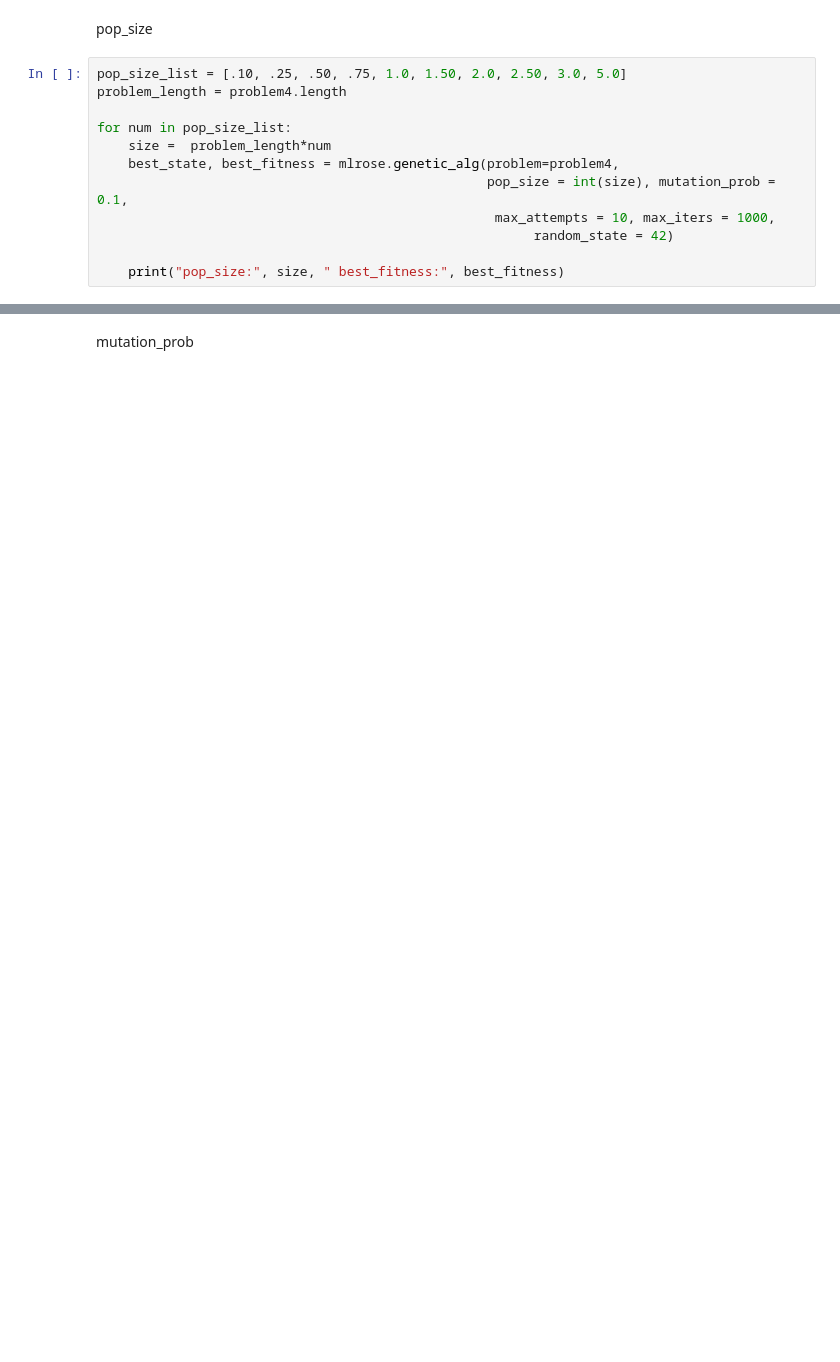
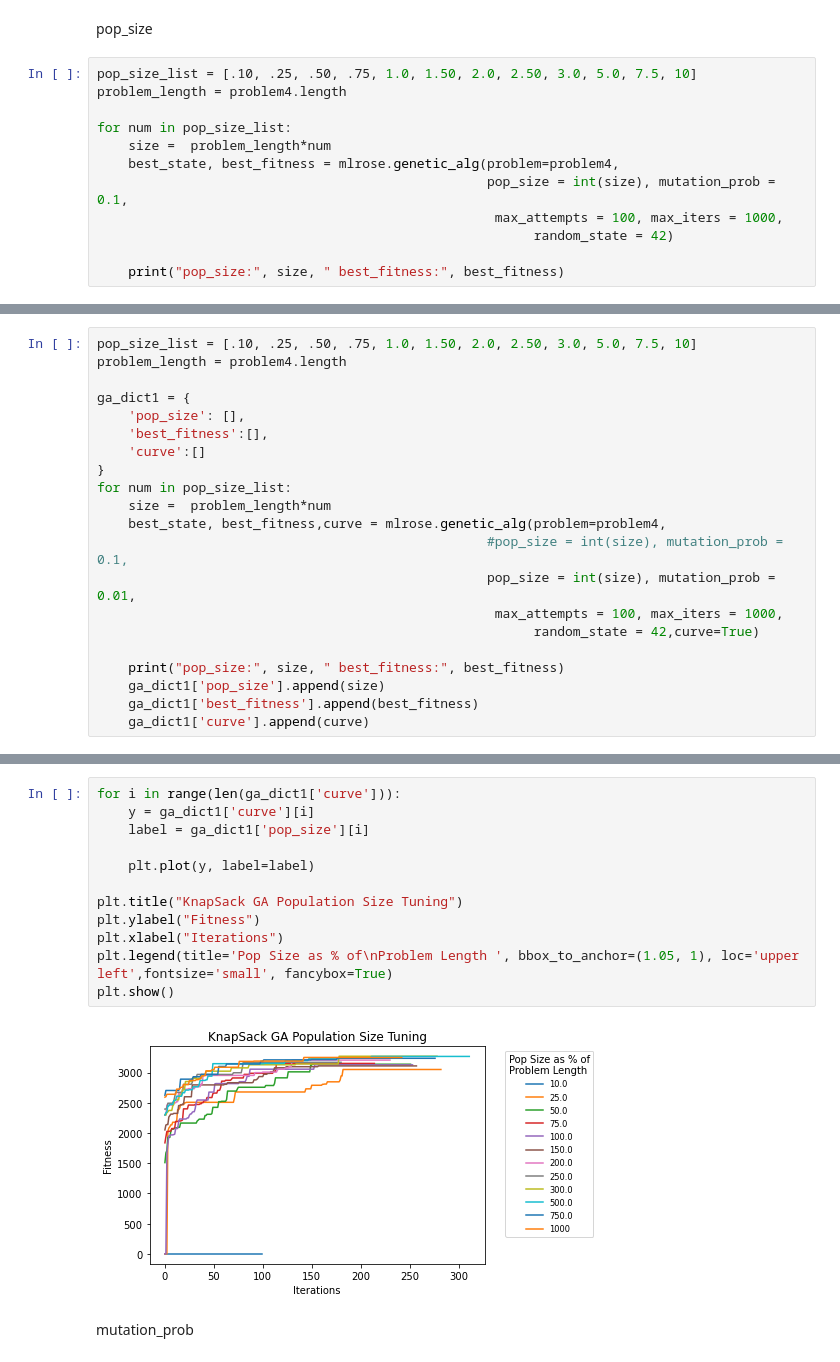
Before and after one commit to amandahutter/CS_7641, a Jupyter notebook: HW2/GT CS 7641 KnapSack.ipynb, the cells around one changed output, grey strips where cells are left out. Drawn from its saved outputs; the diff is of its cells as text; blank space fills up the shorter version.

```diff
--- a/HW2/GT CS 7641 KnapSack.ipynb
+++ b/HW2/GT CS 7641 KnapSack.ipynb
@@ -235,14 +233,14 @@ print(best_fitness)
 # %% [markdown]
 pop_size
 # %%
-pop_size_list = [.10, .25, .50, .75, 1.0, 1.50, 2.0, 2.50, 3.0, 5.0]
+pop_size_list = [.10, .25, .50, .75, 1.0, 1.50, 2.0, 2.50, 3.0, 5.0, 7.5, 10]
 problem_length = problem4.length
 
 for num in pop_size_list:
     size =  problem_length*num
     best_state, best_fitness = mlrose.genetic_alg(problem=problem4,
                                                   pop_size = int(size), mutation_prob = 0.1,
-                                                   max_attempts = 10, max_iters = 1000,
+                                                   max_attempts = 100, max_iters = 1000,
                                                         random_state = 42)
 
     print("pop_size:", size, " best_fitness:", best_fitness)
@@ -259,0 +260,21 @@ pop_size: 500.0  best_fitness: 64.0
+# %%
+pop_size_list = [.10, .25, .50, .75, 1.0, 1.50, 2.0, 2.50, 3.0, 5.0, 7.5, 10]
+problem_length = problem4.length
+
+ga_dict1 = {
+    'pop_size': [],
+    'best_fitness':[],
+    'curve':[]
+}
+for num in pop_size_list:
+    size =  problem_length*num
+    best_state, best_fitness,curve = mlrose.genetic_alg(problem=problem4,
+                                                  #pop_size = int(size), mutation_prob = 0.1,
+                                                  pop_size = int(size), mutation_prob = 0.01,
+                                                   max_attempts = 100, max_iters = 1000,
+                                                        random_state = 42,curve=True)
+
+    print("pop_size:", size, " best_fitness:", best_fitness)
+    ga_dict1['pop_size'].append(size)
+    ga_dict1['best_fitness'].append(best_fitness)
+    ga_dict1['curve'].append(curve)
@@ -260,3 +294,17 @@ pop_size: 500.0  best_fitness: 64.0
+# %%
+for i in range(len(ga_dict1['curve'])):
+    y = ga_dict1['curve'][i]
+    label = ga_dict1['pop_size'][i]
+
+    plt.plot(y, label=label)
+
+plt.title("KnapSack GA Population Size Tuning")
+plt.ylabel("Fitness")
+plt.xlabel("Iterations")
+plt.legend(title='Pop Size as % of\nProblem Length ', bbox_to_anchor=(1.05, 1), loc='upper left',fontsize='small', fancybox=True)
+plt.show()
+# %% [output]
+[figure, added]
 # %% [markdown]
 mutation_prob
 # %%
```
Also changed, not shown: parts of 25 cells of this notebook, 2 other files.
